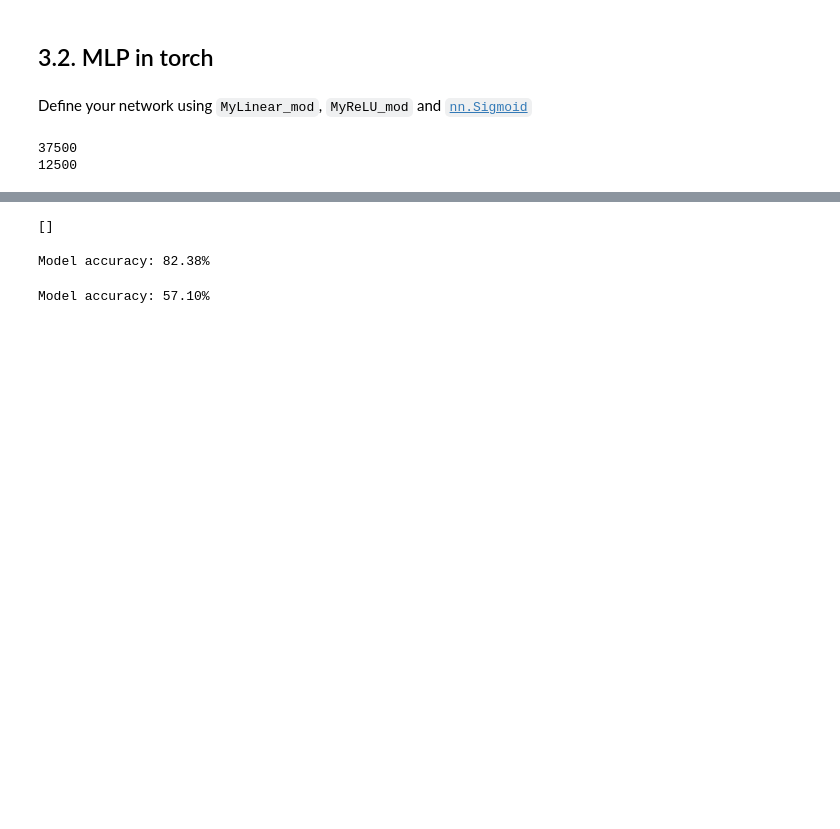
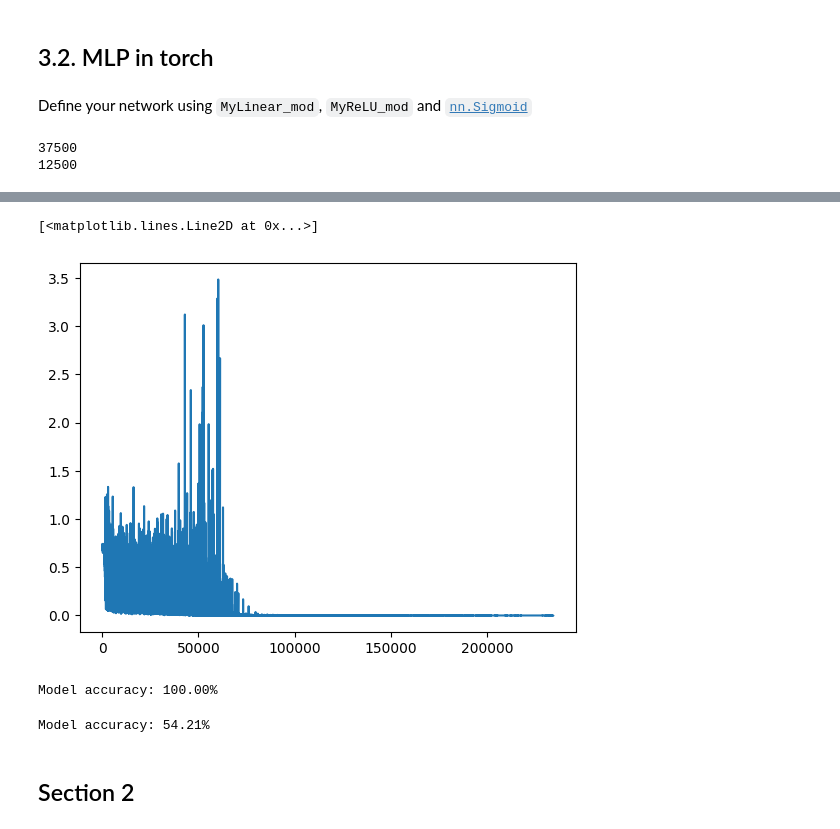
Before and after one commit to alimrn001/AI-CA5, a Jupyter notebook: Phase-1/MLP_from_scratch.ipynb, the cells around one changed output, grey strips where cells are left out. Cells and saved outputs as stored; diff of their text form; code cells hidden in the pictures; blank space fills up the shorter version.

```diff
--- a/Phase-1/MLP_from_scratch.ipynb
+++ b/Phase-1/MLP_from_scratch.ipynb
@@ -572,7 +590,7 @@ optimizer = optim.SGD(n_net.parameters(), lr=learning_rate)
 
 losses = []
 criterion = nn.BCELoss()
-epochs = 1
+epochs = 100 #takes much time with higher values !
 n_net.train()
 for epoch in range(epochs):
     # You can print epoch No. and train/test accuracy here (after each epoch)
@@ -584,6 +602,7 @@ for epoch in range(epochs):
         # compute the loss according to your output and the label
         # YOUR CODE HERE
         loss = criterion(y_pred, y_batch)
+        losses.append(loss.item())
 
         # zero the gradients
         # YOUR CODE HERE
@@ -596,24 +615,24 @@ for epoch in range(epochs):
         # gradient step
         # YOUR CODE HERE
         optimizer.step()
-# %%
-# plt.plot(losses)
-print(losses)
-# %% [output]
-[]
-# %%
-n_net.eval()
-y_pred = n_net(X_train_tf_arr)
-acc = (y_pred.round() == y_train).float().mean()
-acc = float(acc)
-print("Model accuracy: %.2f%%" % (acc*100))
-# %% [output]
-Model accuracy: 82.38%
-# %%
-n_net.eval()
-y_pred = n_net(X_test_tf_arr)
-acc = (y_pred.round() == y_test).float().mean()
-acc = float(acc)
-print("Model accuracy: %.2f%%" % (acc*100))
-# %% [output]
-Model accuracy: 57.10%
+# %%
+plt.plot(losses)
+# %% [output]
+[<matplotlib.lines.Line2D at 0x...>]
+[figure, added]
+# %%
+n_net.eval()
+y_pred = n_net(X_train_tf_arr)
+acc = (y_pred.round() == y_train).float().mean()
+acc = float(acc)
+print("Model accuracy: %.2f%%" % (acc*100))
+# %% [output]
+Model accuracy: 100.00%
+# %%
+n_net.eval()
+y_pred2 = n_net(X_test_tf_arr)
+acc2 = (y_pred2.round() == y_test).float().mean()
+acc2 = float(acc2)
+print("Model accuracy: %.2f%%" % (acc2*100))
+# %% [output]
+Model accuracy: 54.21%
@@ -620,2 +647,4 @@ Model accuracy: 57.10%
 # %%
 # print the classification_report
+# %% [markdown]
+## Section 2
```
Also changed, not shown: parts of 48 cells of this notebook.
